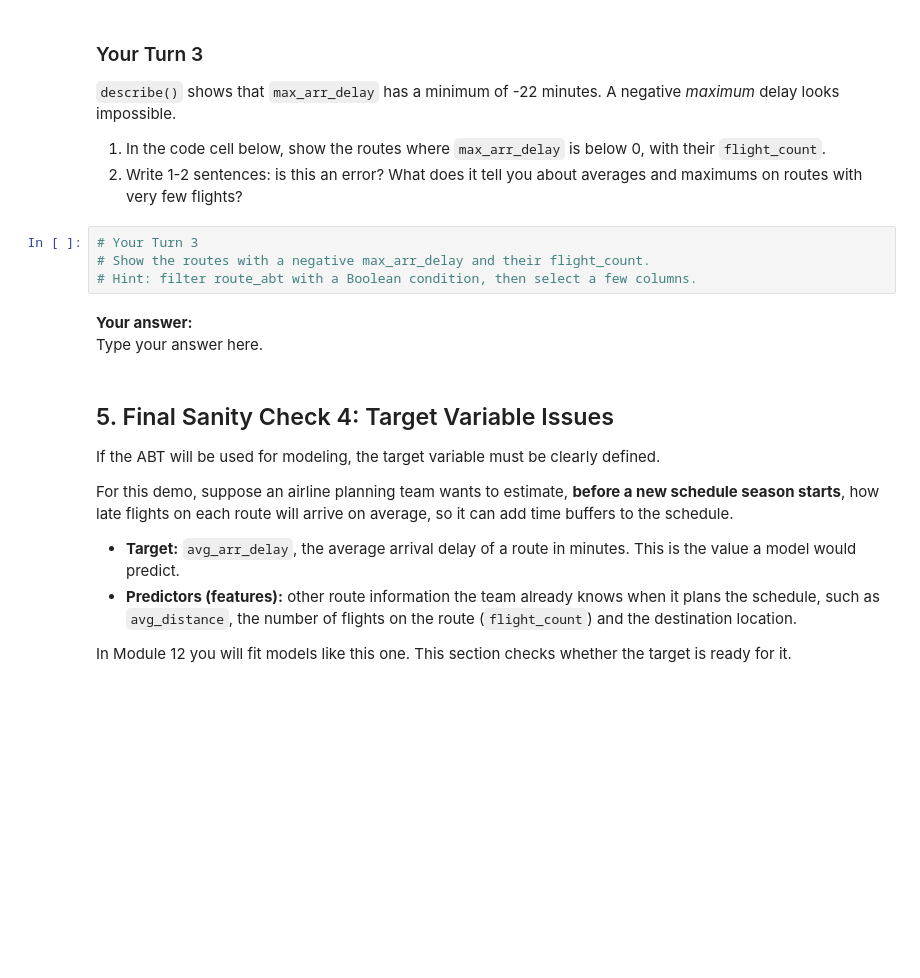
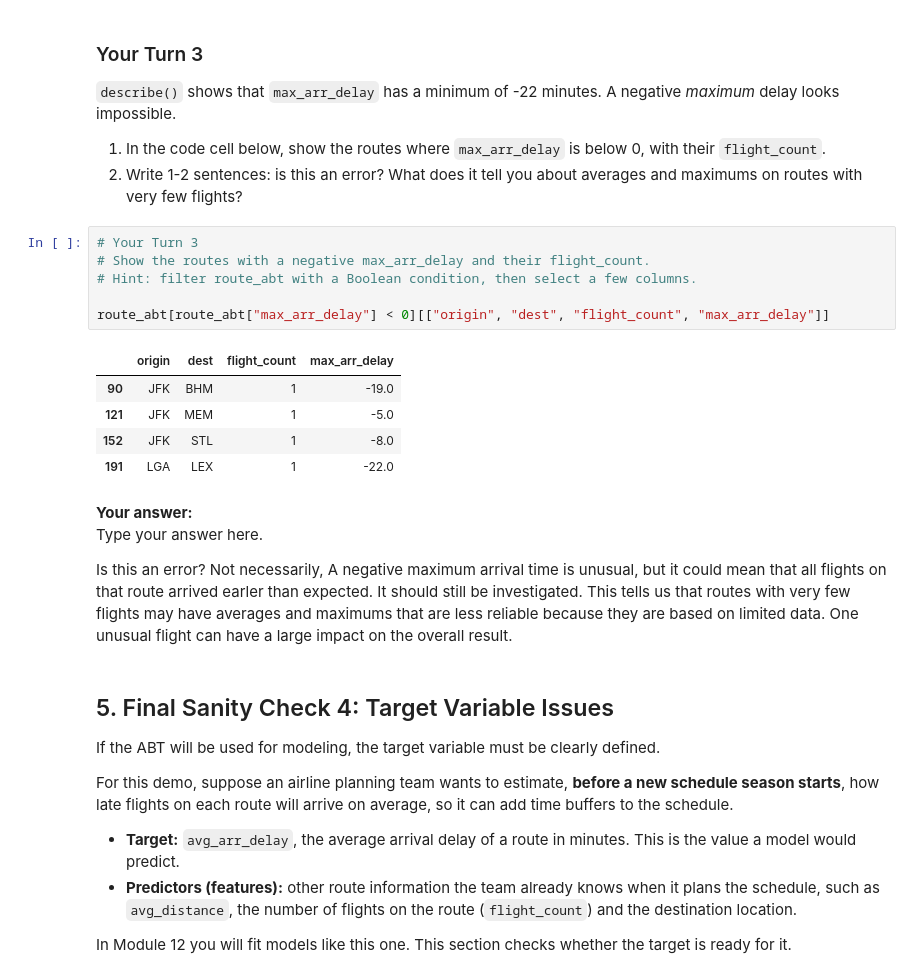
Before and after one commit to joseph-smite/ban6003-week-11-joseperez, a Jupyter notebook: notebooks/module11_abt_documentation_guided_lab.ipynb, the cells around one changed output. Drawn from its saved outputs; the diff is of its cells as text; blank space fills up the shorter version.

```diff
--- a/notebooks/module11_abt_documentation_guided_lab.ipynb
+++ b/notebooks/module11_abt_documentation_guided_lab.ipynb
@@ -243,10 +323,21 @@ Extreme values do not automatically mean errors. They may be real business signa
 # %%
 # Your Turn 3
 # Show the routes with a negative max_arr_delay and their flight_count.
 # Hint: filter route_abt with a Boolean condition, then select a few columns.
+
+route_abt[route_abt["max_arr_delay"] < 0][["origin", "dest", "flight_count", "max_arr_delay"]]
+# %% [output]
+|  | origin | dest | flight_count | max_arr_delay |
+| 90 | JFK | BHM | 1 | -19.0 |
+| 121 | JFK | MEM | 1 | -5.0 |
+| 152 | JFK | STL | 1 | -8.0 |
+| 191 | LGA | LEX | 1 | -22.0 |
 # %% [markdown]
 **Your answer:**
 Type your answer here.
+
+Is this an error? Not necessarily, A negative maximum arrival time is unusual, but it could mean that all flights on that route arrived earler than expected. It should still be investigated.
+This tells us that routes with very few flights may have averages and maximums that are less reliable because they are based on limited data. One unusual flight can have a large impact on the overall result.
 # %% [markdown]
 ## 5. Final Sanity Check 4: Target Variable Issues
 
```
Also changed, not shown: parts of 26 cells of this notebook.
